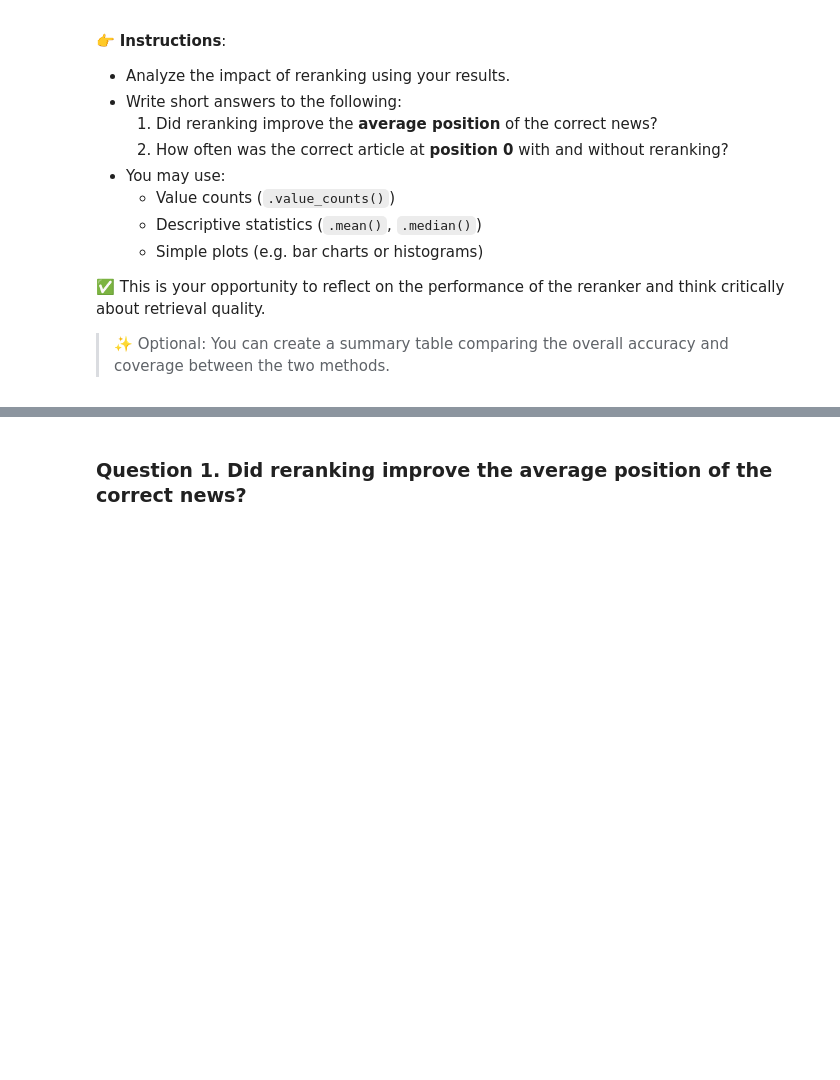
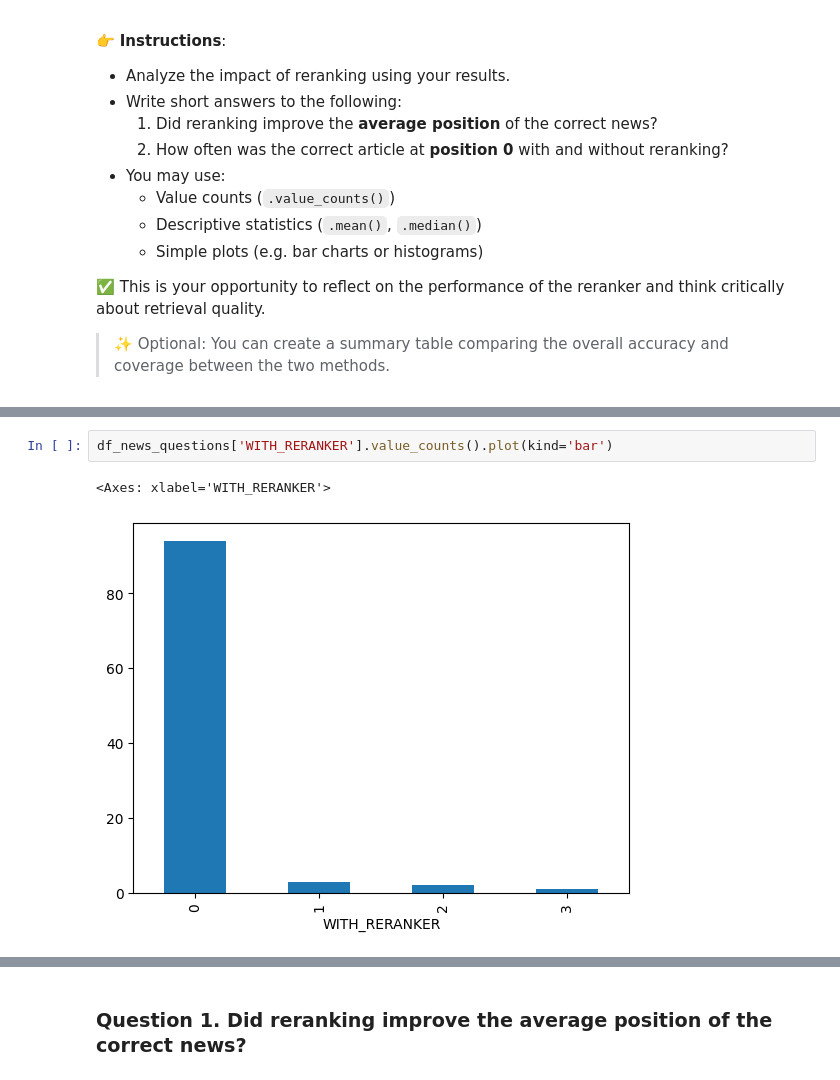
Before and after one commit to ludanortmun/itesm-mna-fintech, a Jupyter notebook: notebooks/rag_reranking_ortegaA01795197.ipynb, the cells around one changed output, grey strips where cells are left out. Cells and saved outputs as stored; diff of their text form; blank space fills up the shorter version.

```diff
--- a/notebooks/rag_reranking_ortegaA01795197.ipynb
+++ b/notebooks/rag_reranking_ortegaA01795197.ipynb
@@ -304 +423,6 @@ print(scores)
+# %%
+df_news_questions['WITH_RERANKER'].value_counts().plot(kind='bar')
+# %% [output]
+<Axes: xlabel='WITH_RERANKER'>
+[figure, added]
 # %%
```
Also changed, not shown: parts of 23 cells of this notebook.
